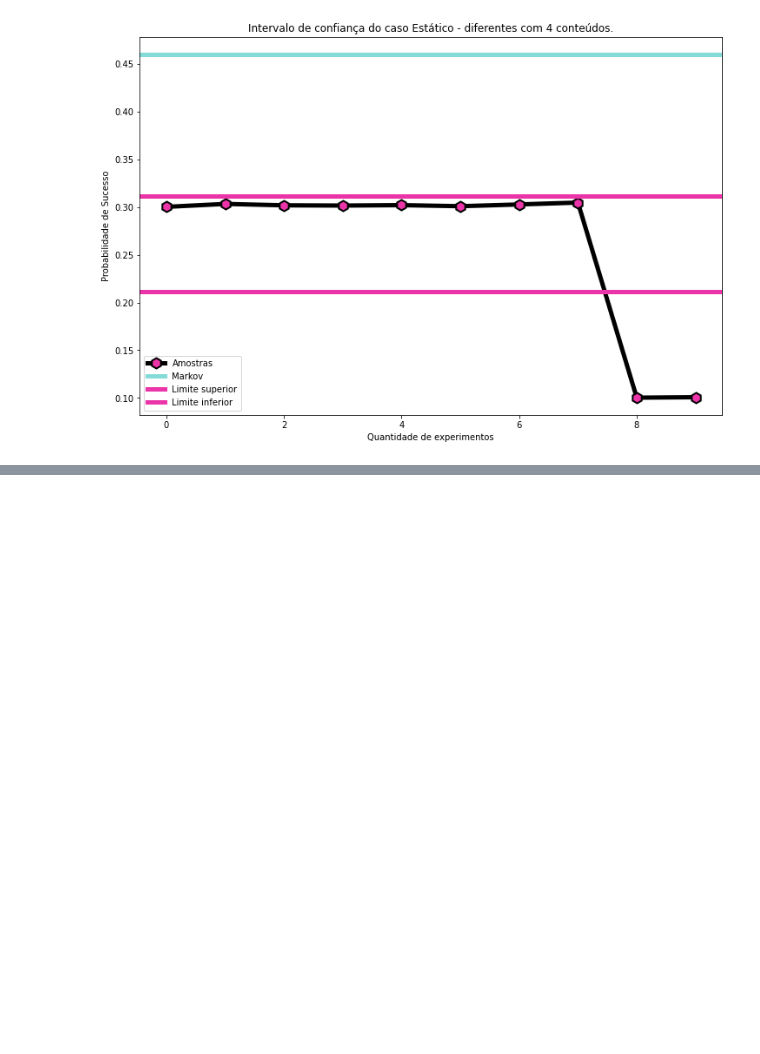
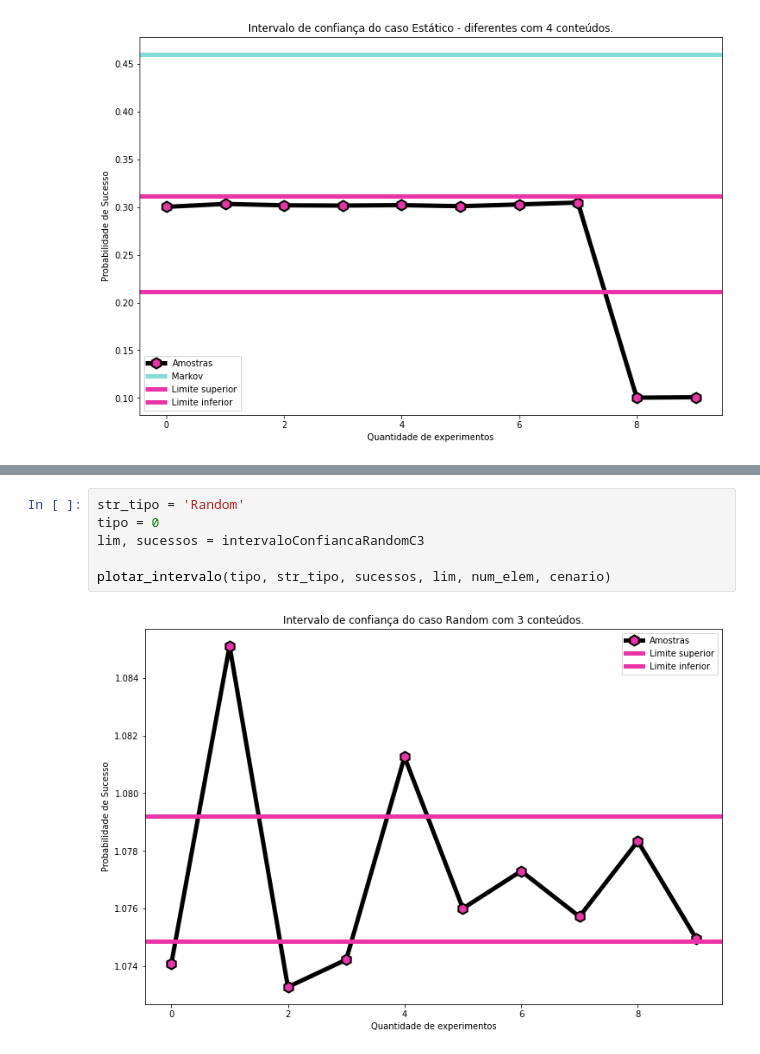
Before and after one commit to siliconemonster/AD-TrabalhoFinal, a Jupyter notebook: Simulação_AD.ipynb, the cells around one changed output, grey strips where cells are left out. Drawn from its saved outputs; the diff is of its cells as text; blank space fills up the shorter version.

```diff
--- a/Simulação_AD.ipynb
+++ b/Simulação_AD.ipynb
@@ -2588,0 +2866,8 @@ plotar_intervalo(tipo, str_tipo, sucessos, lim, num_elem, cenario)
+# %%
+str_tipo = 'Random'
+tipo = 0
+lim, sucessos = intervaloConfiancaRandomC3
+
+plotar_intervalo(tipo, str_tipo, sucessos, lim, num_elem, cenario)
+# %% [output]
+[figure, added]
```
Also changed, not shown: parts of 38 cells of this notebook.
